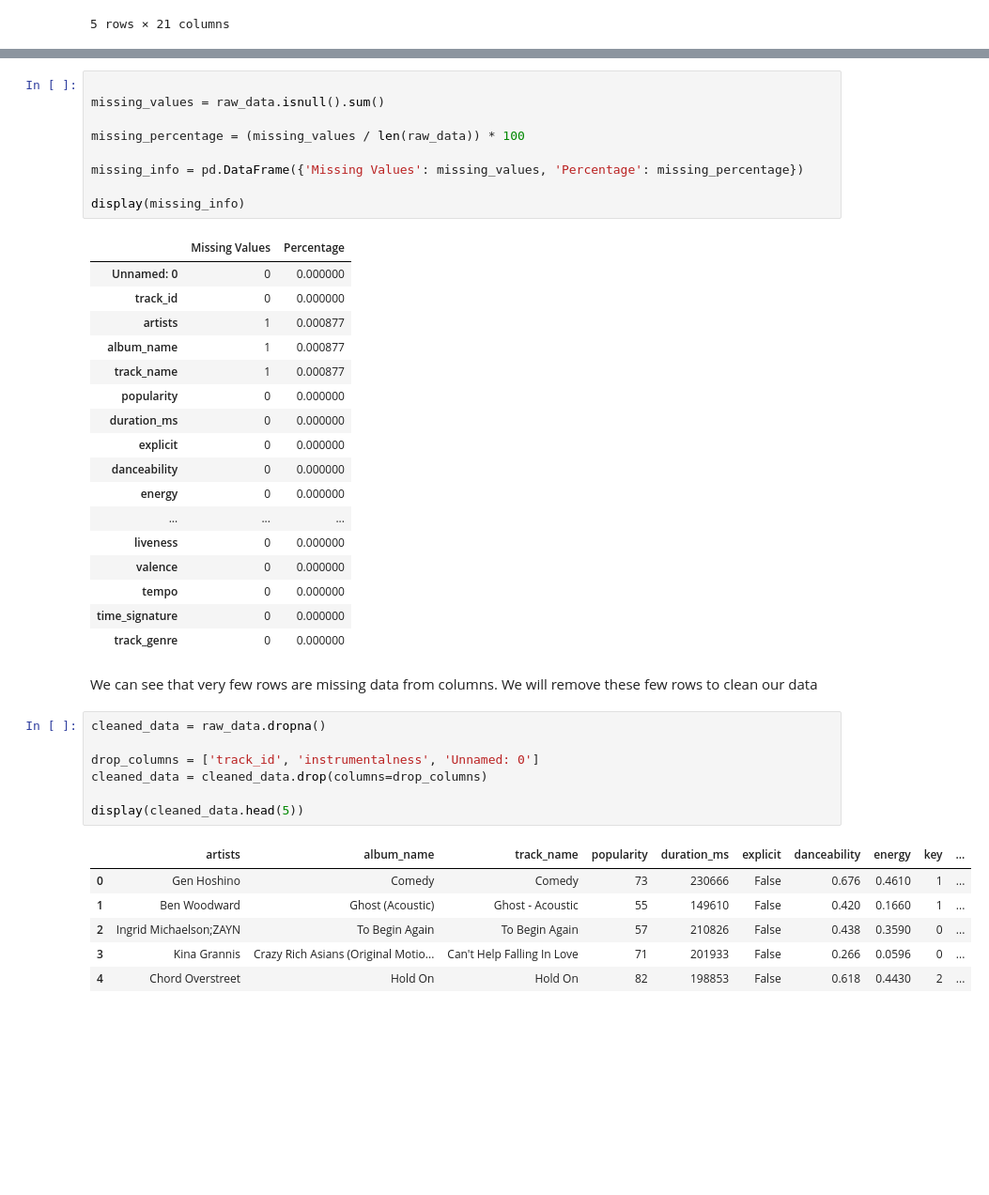
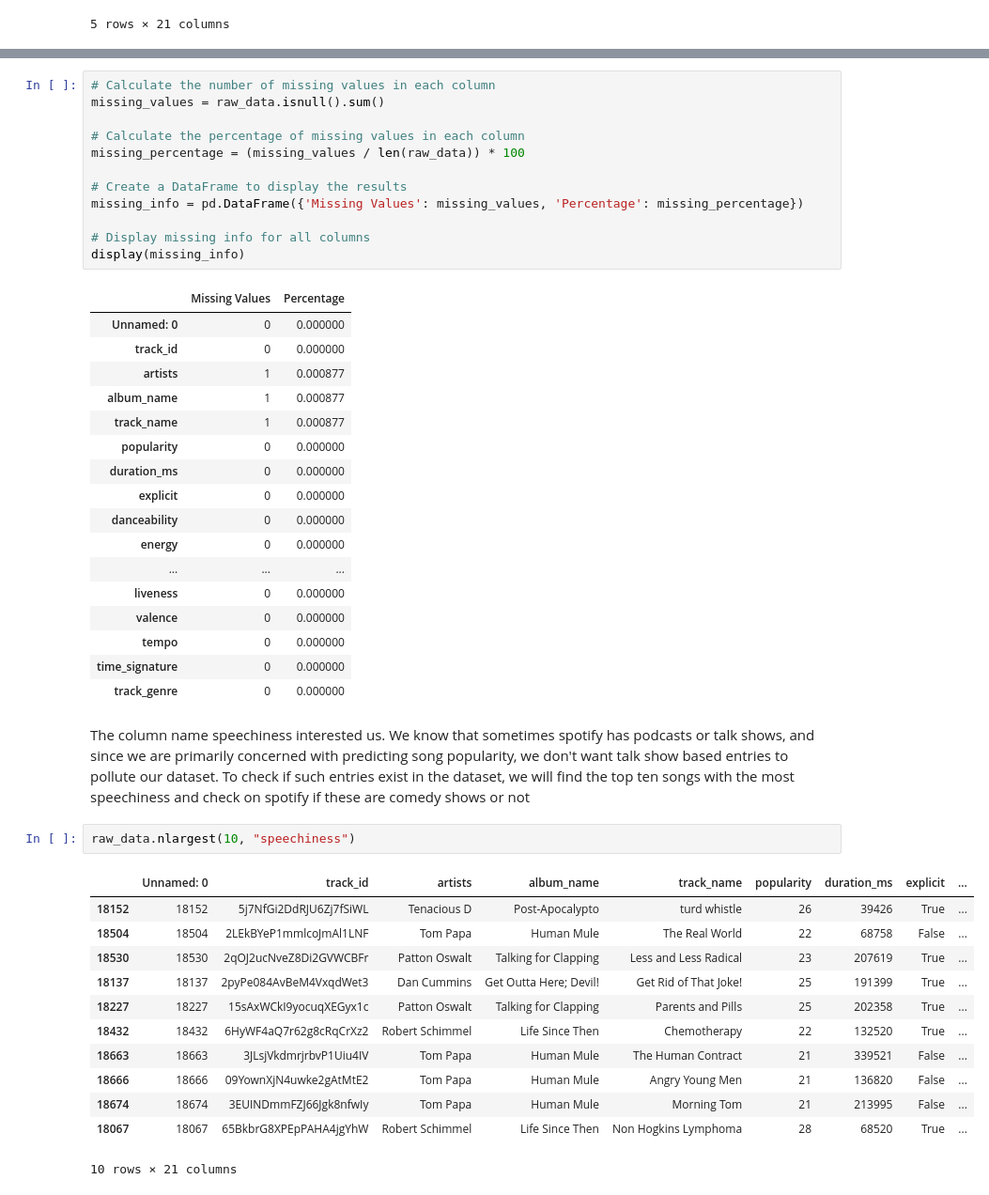
Before and after one commit to will-mccormack/CS-M148-Proj, a Jupyter notebook: Week_2_Spotify_Data_Cleaning_and_EDA.ipynb, the cells around one changed output, grey strips where cells are left out. Shown at 94% size. Saved outputs shown, nothing was run; the diff lists cells and outputs as text; blank space fills up the shorter version.

```diff
--- a/Week_2_Spotify_Data_Cleaning_and_EDA.ipynb
+++ b/Week_2_Spotify_Data_Cleaning_and_EDA.ipynb
@@ -105,11 +96,14 @@ Looking into the correlation of numerical values and the correlation with popula
 # %%
-
+# Calculate the number of missing values in each column
 missing_values = raw_data.isnull().sum()
 
+# Calculate the percentage of missing values in each column
 missing_percentage = (missing_values / len(raw_data)) * 100
 
+# Create a DataFrame to display the results
 missing_info = pd.DataFrame({'Missing Values': missing_values, 'Percentage': missing_percentage})
 
+# Display missing info for all columns
 display(missing_info)
 # %% [output]
 |  | Missing Values | Percentage |
@@ -129,19 +123,20 @@ display(missing_info)
 | tempo | 0 | 0.000000 |
 | time_signature | 0 | 0.000000 |
 | track_genre | 0 | 0.000000 |
-# %% [markdown]
-We can see that very few rows are missing data from columns. We will remove these few rows to clean our data
-# %%
-cleaned_data = raw_data.dropna()
-
-drop_columns = ['track_id', 'instrumentalness', 'Unnamed: 0']
-cleaned_data = cleaned_data.drop(columns=drop_columns)
-
-display(cleaned_data.head(5))
-# %% [output]
-|  | artists | album_name | track_name | popularity | duration_ms | explicit | danceability | energy | key | ... |
-| 0 | Gen Hoshino | Comedy | Comedy | 73 | 230666 | False | 0.676 | 0.4610 | 1 | ... |
-| 1 | Ben Woodward | Ghost (Acoustic) | Ghost - Acoustic | 55 | 149610 | False | 0.420 | 0.1660 | 1 | ... |
-| 2 | Ingrid Michaelson;ZAYN | To Begin Again | To Begin Again | 57 | 210826 | False | 0.438 | 0.3590 | 0 | ... |
-| 3 | Kina Grannis | Crazy Rich Asians (Original Motio... | Can't Help Falling In Love | 71 | 201933 | False | 0.266 | 0.0596 | 0 | ... |
-| 4 | Chord Overstreet | Hold On | Hold On | 82 | 198853 | False | 0.618 | 0.4430 | 2 | ... |
+# %% [markdown]
+The column name speechiness interested us. We know that sometimes spotify has podcasts or talk shows, and since we are primarily concerned with predicting song popularity, we don't want talk show based entries to pollute our dataset. To check if such entries exist in the dataset, we will find the top ten songs with the most speechiness and check on spotify if these are comedy shows or not
+# %%
+raw_data.nlargest(10, "speechiness")
+# %% [output]
+|  | Unnamed: 0 | track_id | artists | album_name | track_name | popularity | duration_ms | explicit | ... |
+| 18152 | 18152 | 5j7NfGi2DdRJU6Zj7fSiWL | Tenacious D | Post-Apocalypto | turd whistle | 26 | 39426 | True | ... |
+| 18504 | 18504 | 2LEkBYeP1mmlcoJmAl1LNF | Tom Papa | Human Mule | The Real World | 22 | 68758 | False | ... |
+| 18530 | 18530 | 2qOJ2ucNveZ8Di2GVWCBFr | Patton Oswalt | Talking for Clapping | Less and Less Radical | 23 | 207619 | True | ... |
+| 18137 | 18137 | 2pyPe084AvBeM4VxqdWet3 | Dan Cummins | Get Outta Here; Devil! | Get Rid of That Joke! | 25 | 191399 | True | ... |
+| 18227 | 18227 | 15sAxWCkI9yocuqXEGyx1c | Patton Oswalt | Talking for Clapping | Parents and Pills | 25 | 202358 | True | ... |
+| 18432 | 18432 | 6HyWF4aQ7r62g8cRqCrXz2 | Robert Schimmel | Life Since Then | Chemotherapy | 22 | 132520 | True | ... |
+| 18663 | 18663 | 3JLsjVkdmrjrbvP1Uiu4IV | Tom Papa | Human Mule | The Human Contract | 21 | 339521 | False | ... |
+| 18666 | 18666 | 09YownXjN4uwke2gAtMtE2 | Tom Papa | Human Mule | Angry Young Men | 21 | 136820 | False | ... |
+| 18674 | 18674 | 3EUINDmmFZJ66Jgk8nfwIy | Tom Papa | Human Mule | Morning Tom | 21 | 213995 | False | ... |
+| 18067 | 18067 | 65BkbrG8XPEpPAHA4jgYhW | Robert Schimmel | Life Since Then | Non Hogkins Lymphoma | 28 | 68520 | True | ... |
+10 rows × 21 columns
```
Also changed, not shown: parts of 9 cells of this notebook.
